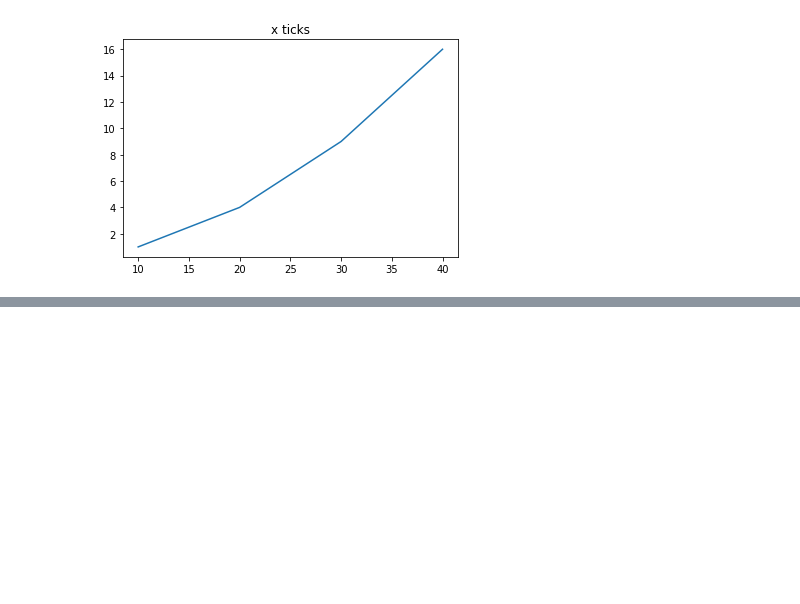
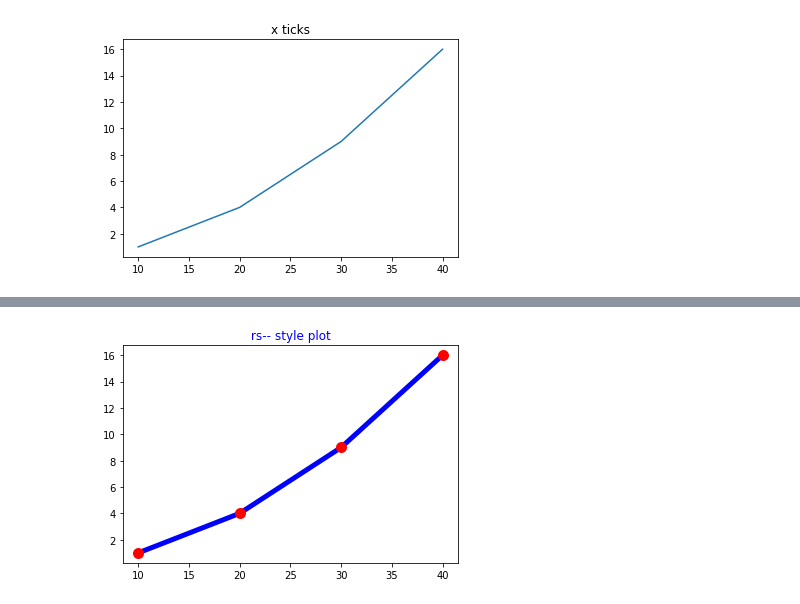
Before and after one commit to yeonghwanchoi/TIL, a Jupyter notebook: matplotlib/matplotlib.ipynb, the cells around one changed output, grey strips where cells are left out. Cells and saved outputs as stored; diff of their text form; code cells hidden in the pictures; blank space fills up the shorter version.

```diff
--- a/matplotlib/matplotlib.ipynb
+++ b/matplotlib/matplotlib.ipynb
@@ -14,0 +87,10 @@ plt.show()
+# %%
+# order by color, marker, line style
+
+font1 = {'color':  'blue'}
+plt.title(" rs-- style plot ", font1)
+plt.plot([10, 20, 30, 40], [1, 4, 9, 16],c='b',lw =5, \
+         marker="o",ms=6,mec='r', mew =5)
+plt.show()
+# %% [output]
+[figure, added]
```
Also changed, not shown: parts of 7 cells of this notebook.
